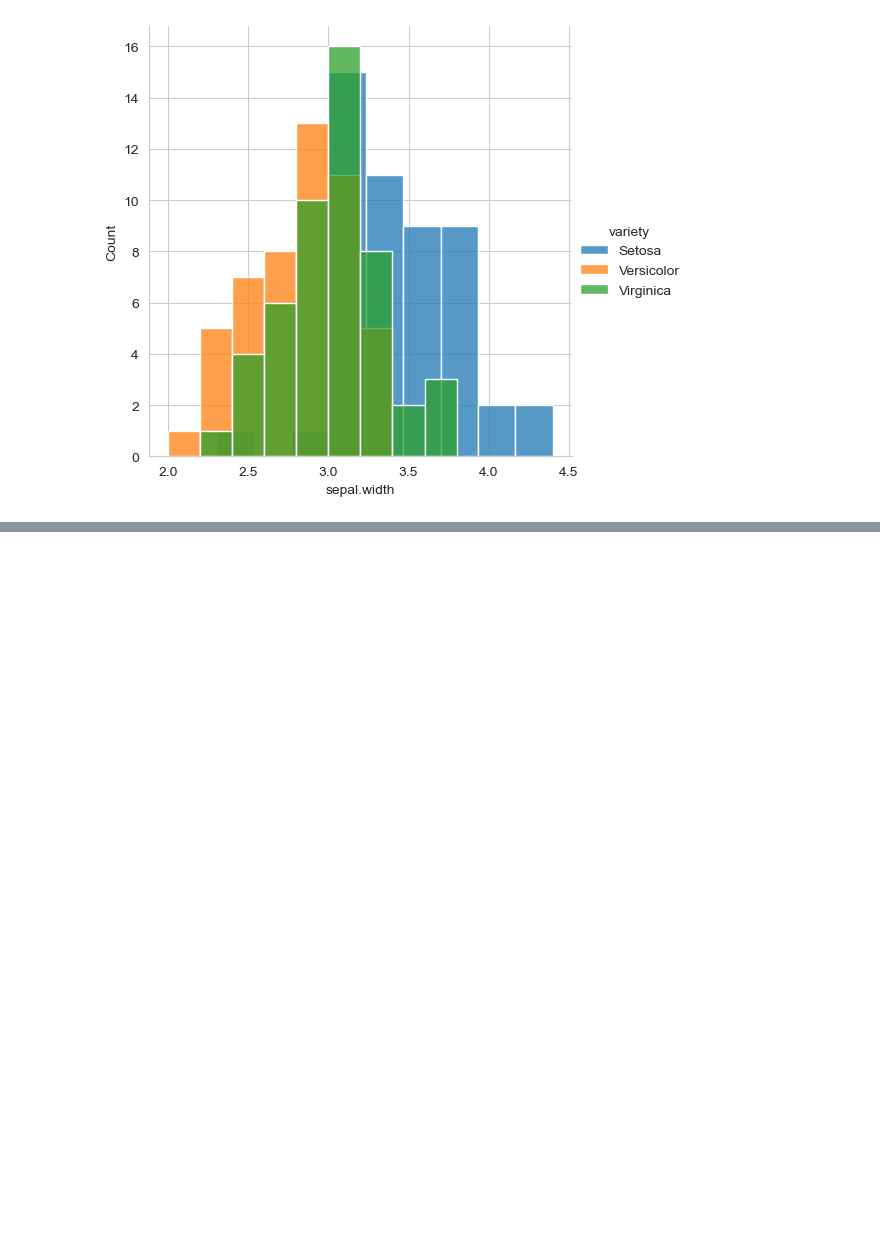
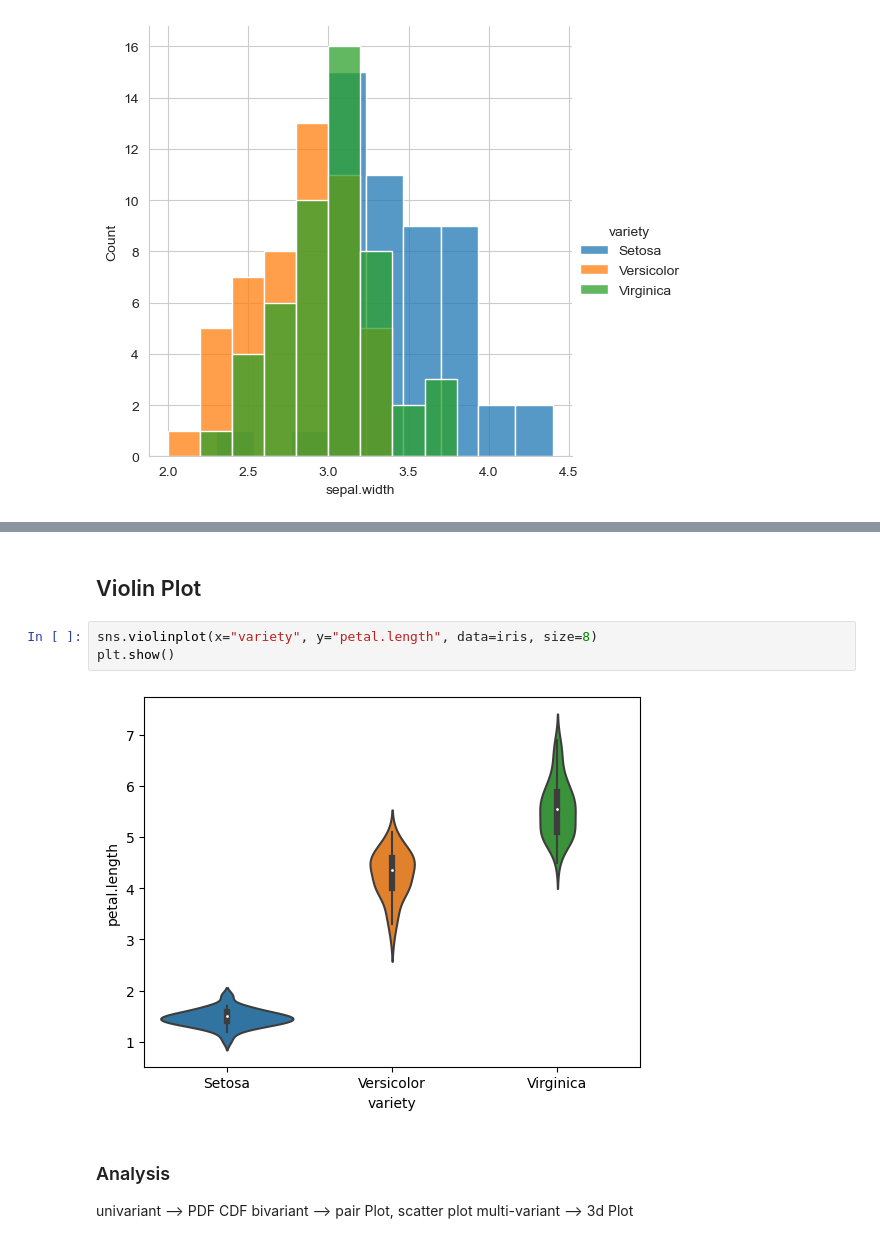
Before and after one commit to noopdhakal/Probability-and-Statistics, a Jupyter notebook: Plotting for Exploratory Data analysis(EDA).ipynb, the cells around one changed output, grey strips where cells are left out. Saved outputs shown, nothing was run; the diff lists cells and outputs as text; blank space fills up the shorter version.

```diff
--- a/Plotting for Exploratory Data analysis(EDA).ipynb
+++ b/Plotting for Exploratory Data analysis(EDA).ipynb
@@ -153,0 +237,13 @@ Std-dev
+# %% [markdown]
+## Violin Plot
+# %%
+sns.violinplot(x="variety", y="petal.length", data=iris, size=8)
+plt.show()
+# %% [output]
+[figure, added]
+# %% [markdown]
+### Analysis
+
+univariant --> PDF CDF
+bivariant --> pair Plot, scatter plot
+multi-variant --> 3d Plot
```
Also changed, not shown: parts of 19 cells of this notebook.
